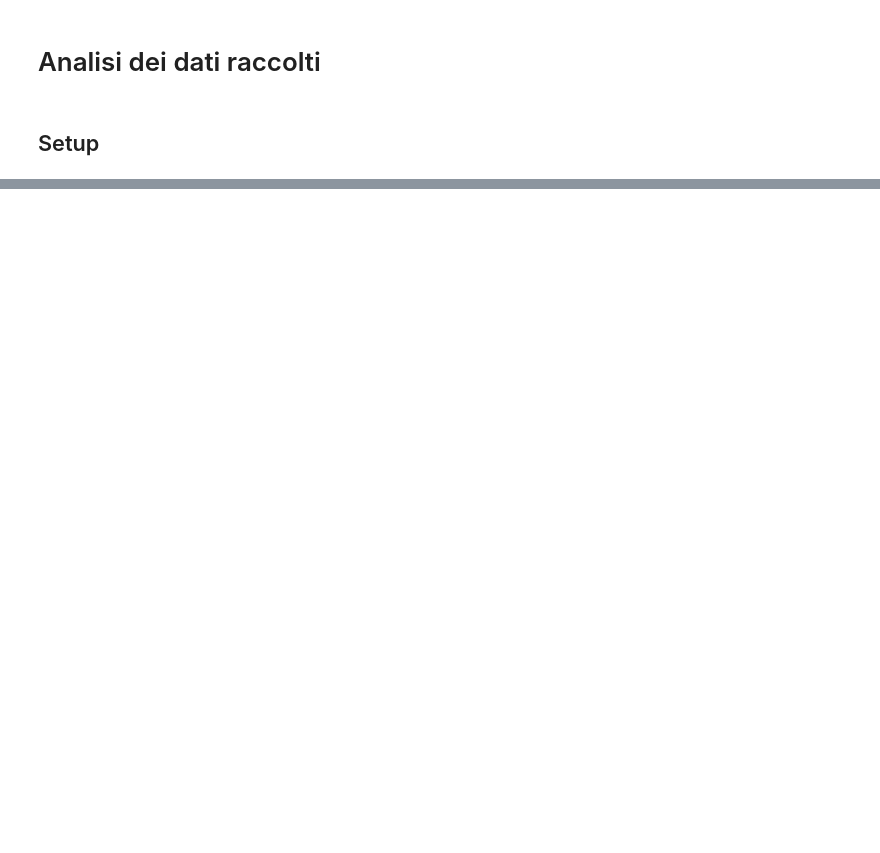
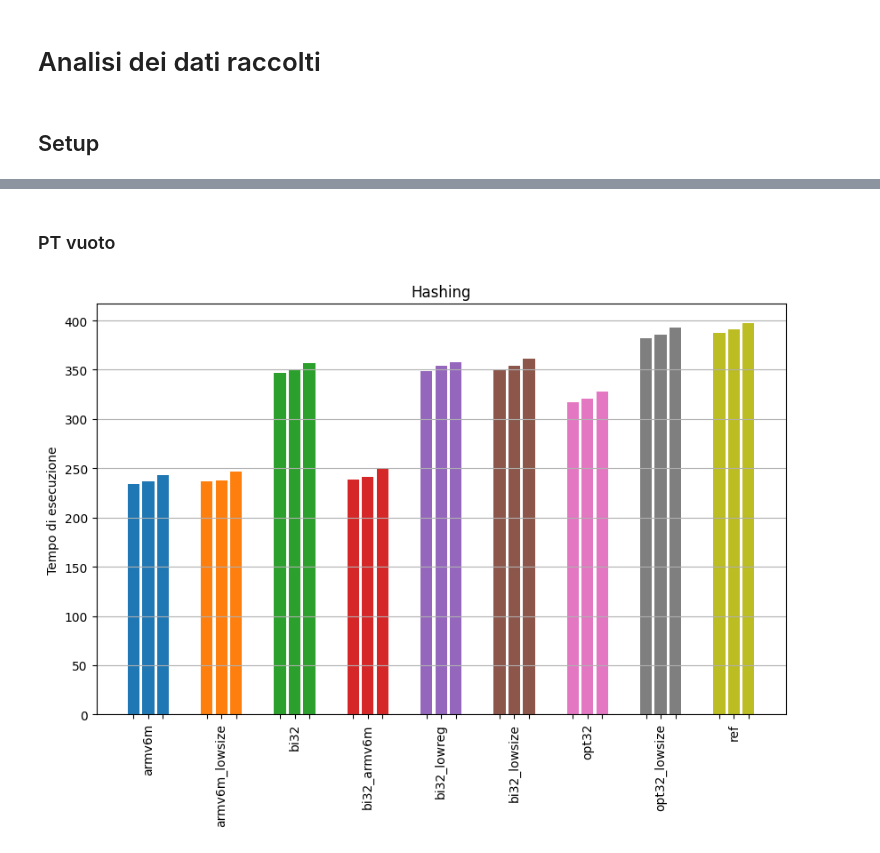
Before and after one commit to MattiaOldani/Tirocinio-ASCON, a Jupyter notebook: adafruit/crypto_hash/notebook/asconhashv12.ipynb, the cells around one changed output, grey strips where cells are left out. Drawn from its saved outputs; the diff is of its cells as text; code cells hidden in the pictures; blank space fills up the shorter version.

Commit message:
Sistemati notebook per crypto_hash

```diff
--- a/adafruit/crypto_hash/notebook/asconhashv12.ipynb
+++ b/adafruit/crypto_hash/notebook/asconhashv12.ipynb
@@ -864,0 +35,20 @@ Varianza: 16.517356356356355
+# %%
+PATH = "../asconhashv12/data/{}.csv"
+
+IMPLEMENTATIONS = [
+    "armv6m", "armv6m_lowsize", "bi32", "bi32_armv6m", "bi32_lowreg", "bi32_lowsize", "opt32", "opt32_lowsize", "ref"
+]
+
+armv6m = pd.read_csv(open(PATH.format("armv6m"), "r"), delimiter=";")
+armv6m_lowsize = pd.read_csv(open(PATH.format("armv6m_lowsize"), "r"), delimiter=";")
+bi32 = pd.read_csv(open(PATH.format("bi32"), "r"), delimiter=";")
+bi32_armv6m = pd.read_csv(open(PATH.format("bi32_armv6m"), "r"), delimiter=";")
+bi32_lowreg = pd.read_csv(open(PATH.format("bi32_lowreg"), "r"), delimiter=";")
+bi32_lowsize = pd.read_csv(open(PATH.format("bi32_lowsize"), "r"), delimiter=";")
+opt32 = pd.read_csv(open(PATH.format("opt32"), "r"), delimiter=";")
+opt32_lowsize = pd.read_csv(open(PATH.format("opt32_lowsize"), "r"), delimiter=";")
+ref = pd.read_csv(open(PATH.format("ref"), "r"), delimiter=";")
+
+DATAFRAMES = [
+    armv6m, armv6m_lowsize, bi32, bi32_armv6m, bi32_lowreg, bi32_lowsize, opt32, opt32_lowsize, ref
+]
@@ -864,0 +66,7 @@ Varianza: 16.517356356356355
+# %% [markdown]
+### PT vuoto
+# %%
+# Generazione hash
+plotter(DATAFRAMES, "0B", IMPLEMENTATIONS, 50)
+# %% [output]
+[figure, added]
```
Also changed, not shown: parts of 111 cells of this notebook, 5 other files.
